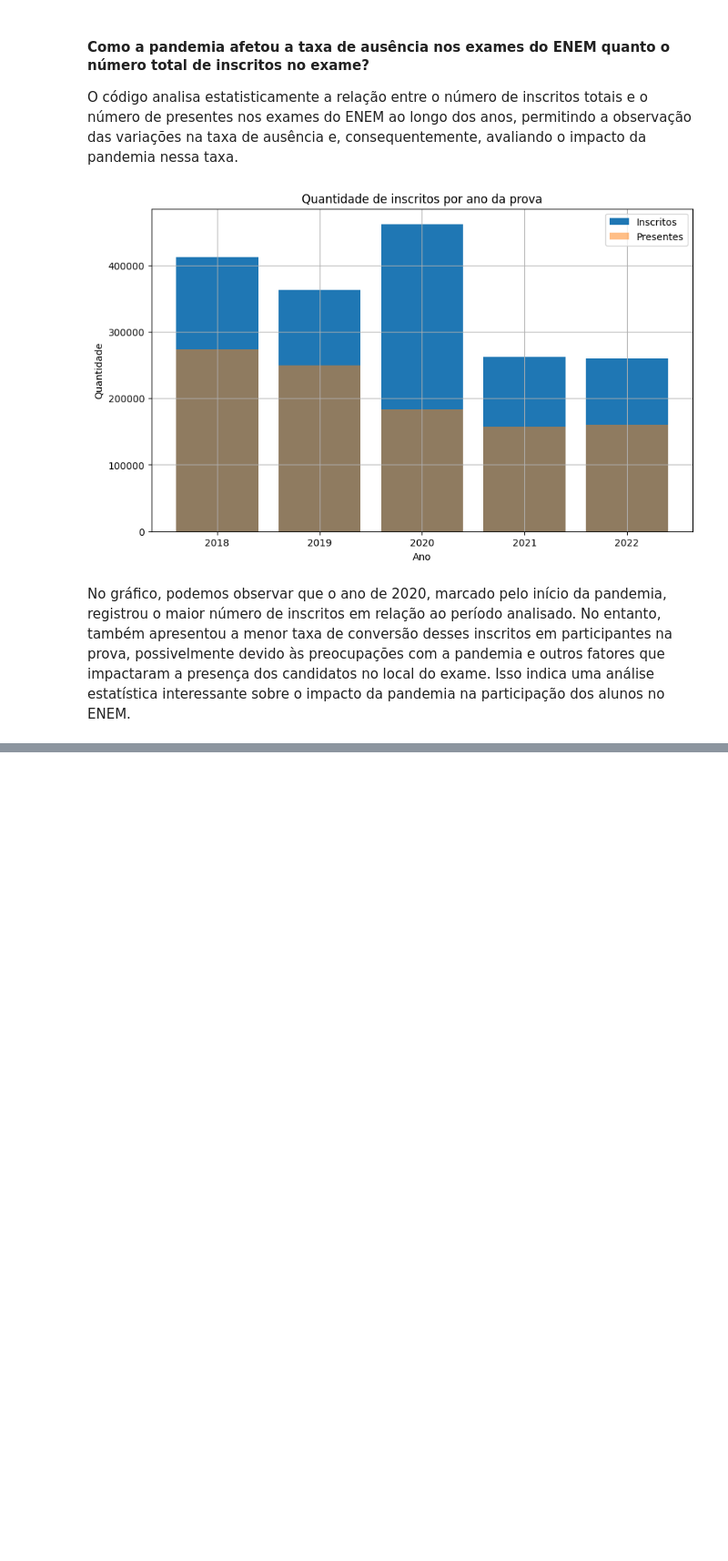
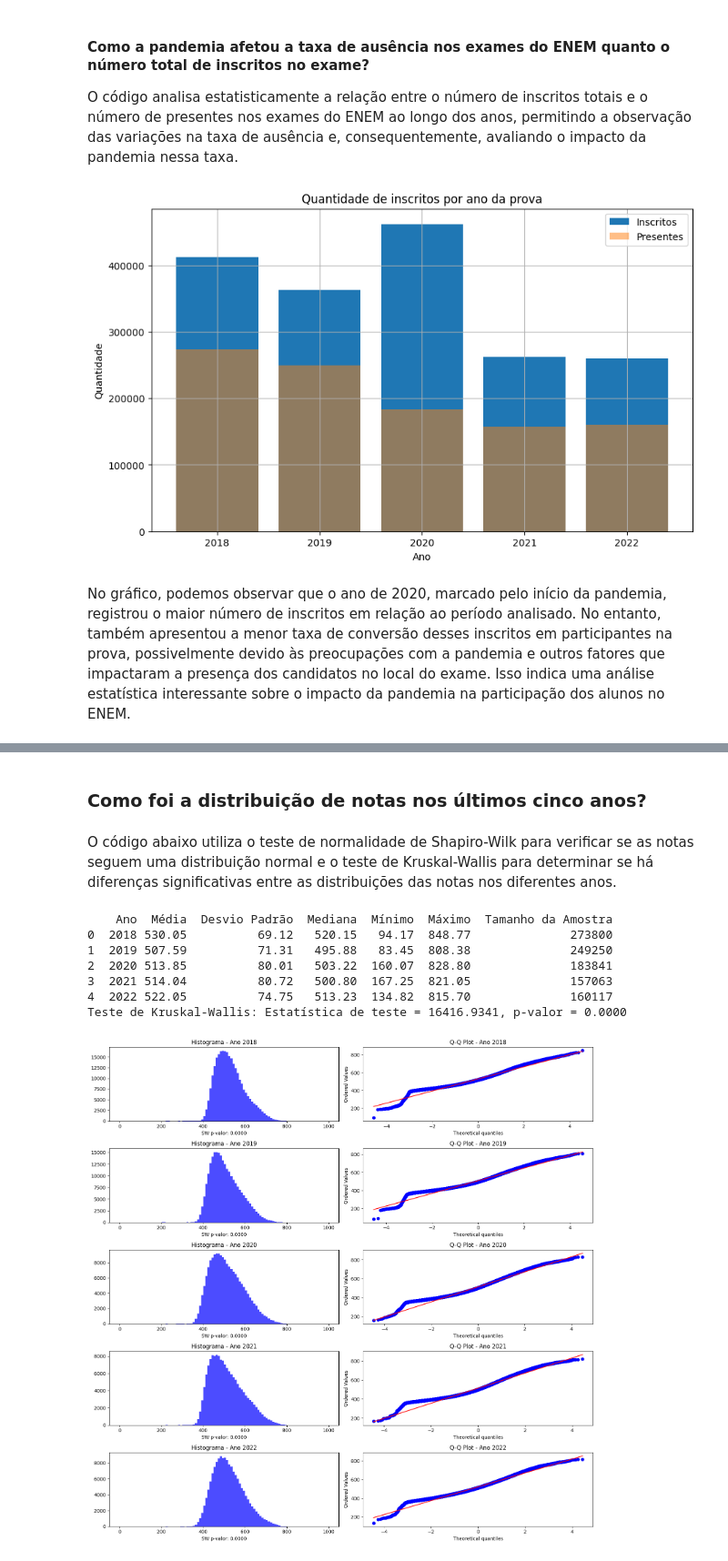
Before and after one commit to claraferreirabatista/analise_estatistica_microdados_do_enem, a Jupyter notebook: analise_estatistica_dos_dados_enem.ipynb, the cells around one changed output, grey strips where cells are left out. Shown: that part at 91% size. Saved outputs shown, nothing was run; the diff lists cells and outputs as text; code cells hidden in the pictures; blank space fills up the shorter version.

```diff
--- a/analise_estatistica_dos_dados_enem.ipynb
+++ b/analise_estatistica_dos_dados_enem.ipynb
@@ -257,0 +357,72 @@ No gráfico, podemos observar que o ano de 2020, marcado pelo início da pandemi
+# %% [markdown]
+### Como foi a distribuição de notas nos últimos cinco anos?
+# %% [markdown]
+O código abaixo utiliza o teste de normalidade de Shapiro-Wilk para verificar se as notas seguem uma distribuição normal e o teste de Kruskal-Wallis para determinar se há diferenças significativas entre as distribuições das notas nos diferentes anos.
+# %%
+
+# Filtrar as notas gerais (excluindo redação)
+filtro_notas_gerais = dados_tratados['NU_NOTA_GERAL'] > 0
+
+# Anos de interesse
+anos = [2018, 2019, 2020, 2021, 2022]
+
+# Lista para armazenar estatísticas descritivas de cada ano
+desc_stats = []
+
+# Configuração dos subplots
+num_rows = len(anos)
+num_cols = 2
+fig, axes = plt.subplots(nrows=num_rows, ncols=num_cols, figsize=(15, 3 * num_rows))
+
+# Iterar sobre os anos
+for i, ano in enumerate(anos):
+    filtro_ano = dados_tratados['NU_ANO'] == ano
+    amostra = dados_tratados.loc[filtro_notas_gerais & filtro_ano, 'NU_NOTA_GERAL']
+
+    # Plotar histograma
+    axes[i, 0].hist(amostra, bins=100, range=(0, 1000), color='blue', alpha=0.7)
+    axes[i, 0].set_xlabel('Notas')
+    axes[i, 0].set_title(f'Histograma - Ano {ano}')
+
+    # Suprimir os avisos de p-valor impreciso
+    with warnings.catch_warnings():
+        warnings.simplefilter("ignore")
+        # Aplicar o teste de normalidade de Shapiro-Wilk
+        stat, p_valor = stats.shapiro(amostra)
+
+    axes[i, 0].set_xlabel(f'SW p-valor: {p_valor:.4f}')
+
+    # Plotar Q-Q plot usando probplot
+    stats.probplot(amostra, dist="norm", plot=axes[i, 1])
+    axes[i, 1].set_title(f'Q-Q Plot - Ano {ano}')
+
+    # Calcular estatísticas descritivas
+    desc_stats.append({
+        'Ano': ano,
+        'Média': amostra.mean(),
+        'Desvio Padrão': amostra.std(),
+        'Mediana': amostra.median(),
+        'Mínimo': amostra.min(),
+        'Máximo': amostra.max(),
+        'Tamanho da Amostra': len(amostra)
+    })
+
+# Exibir estatísticas descritivas
+desc_stats_df = pd.DataFrame(desc_stats)
+print(desc_stats_df)
+
+# Teste estatístico de Kruskal-Wallis para comparar as distribuições entre os anos
+stat, p_valor = stats.kruskal(*[dados_tratados.loc[filtro_notas_gerais & (dados_tratados['NU_ANO'] == ano), 'NU_NOTA_GERAL'] for ano in anos])
+print(f'Teste de Kruskal-Wallis: Estatística de teste = {stat:.4f}, p-valor = {p_valor:.4f}')
+
+plt.tight_layout()
+plt.show()  # Exibir os histogramas e Q-Q plots
+# %% [output]
+    Ano  Média  Desvio Padrão  Mediana  Mínimo  Máximo  Tamanho da Amostra
+0  2018 530.05          69.12   520.15   94.17  848.77              273800
+1  2019 507.59          71.31   495.88   83.45  808.38              249250
+2  2020 513.85          80.01   503.22  160.07  828.80              183841
+3  2021 514.04          80.72   500.80  167.25  821.05              157063
+4  2022 522.05          74.75   513.23  134.82  815.70              160117
+Teste de Kruskal-Wallis: Estatística de teste = 16416.9341, p-valor = 0.0000
+[figure, added]
```
Also changed, not shown: parts of 11 cells of this notebook.
